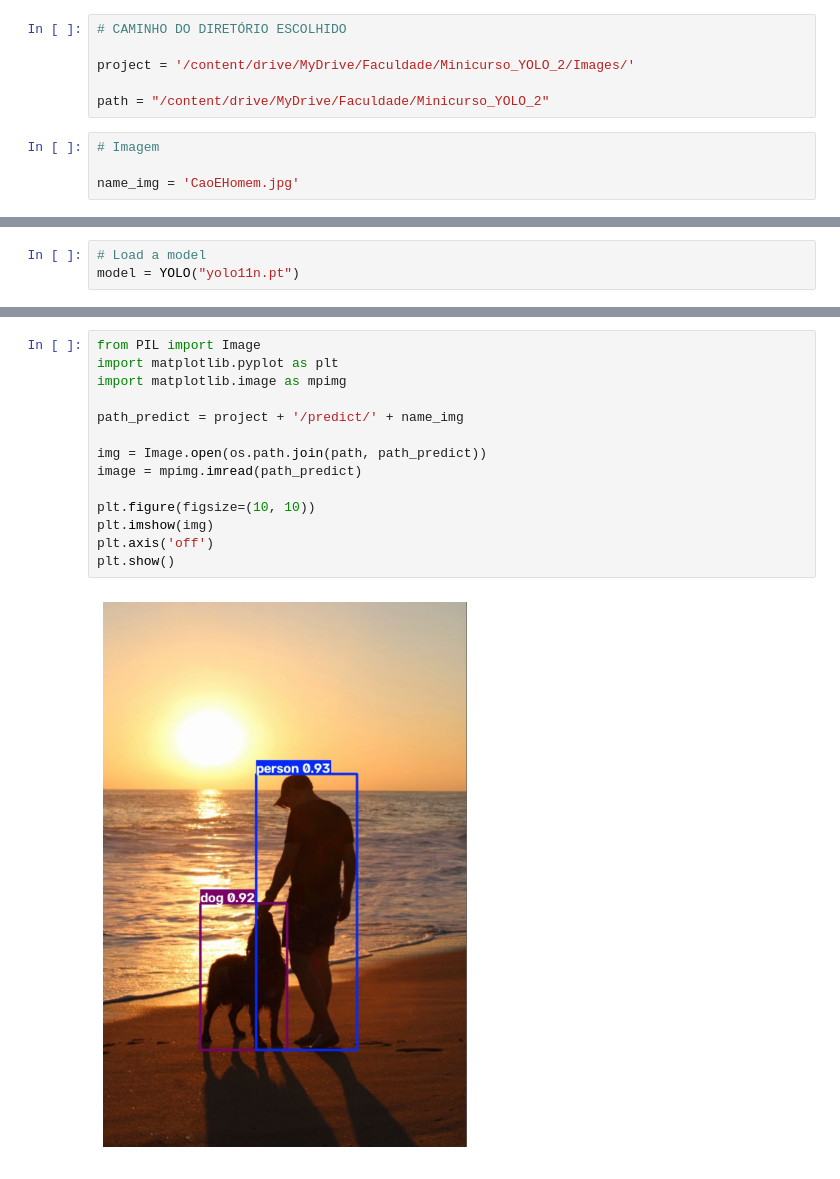
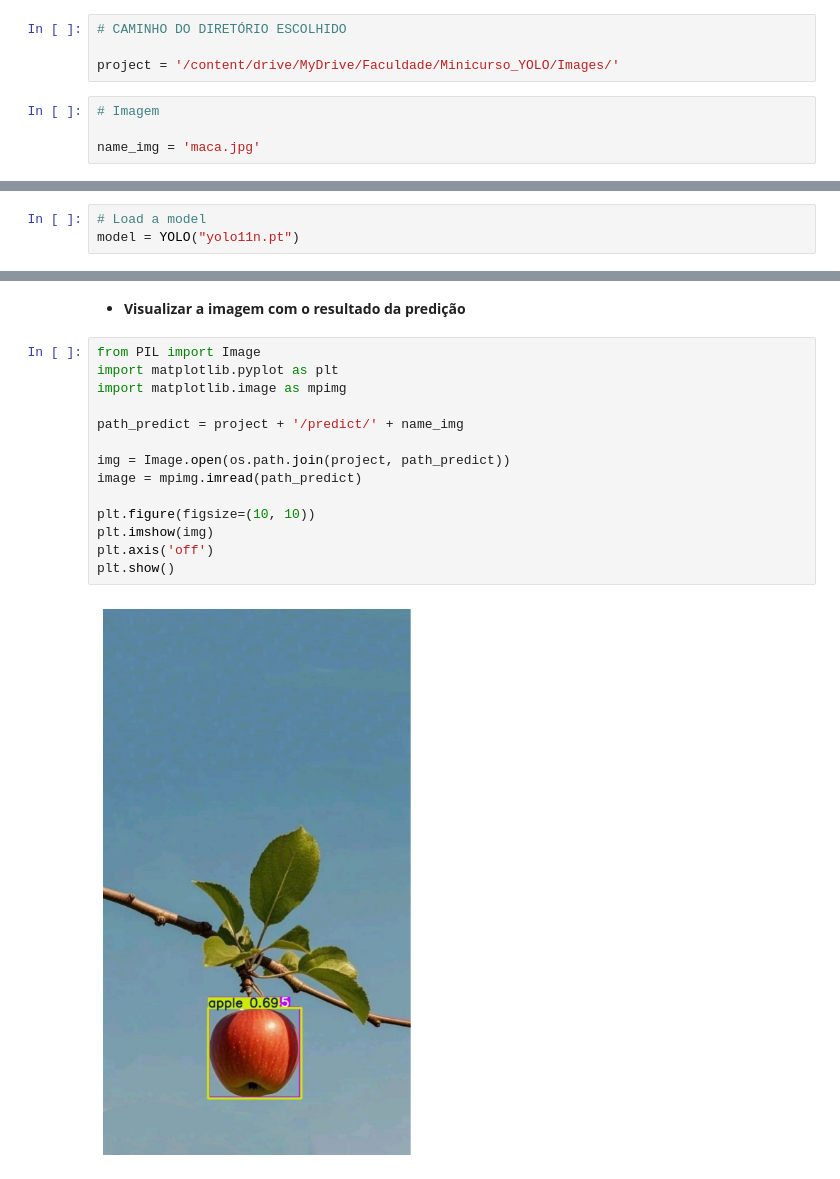
Before and after one commit to filipeferroc/Minicurso-YOLO, a Jupyter notebook: Demonstracao_minicurso_YOLO.ipynb, the cells around one changed output, grey strips where cells are left out. Drawn from its saved outputs; the diff is of its cells as text.

```diff
--- a/Demonstracao_minicurso_YOLO.ipynb
+++ b/Demonstracao_minicurso_YOLO.ipynb
@@ -45,13 +48,11 @@ Update Settings with 'yolo settings key=value', i.e. 'yolo settings runs_dir=pat
 # %%
 # CAMINHO DO DIRETÓRIO ESCOLHIDO
 
-project = '/content/drive/MyDrive/Faculdade/Minicurso_YOLO_2/Images/'
-
-path = "/content/drive/MyDrive/Faculdade/Minicurso_YOLO_2"
+project = '/content/drive/MyDrive/Faculdade/Minicurso_YOLO/Images/'
 # %%
 # Imagem
 
-name_img = 'CaoEHomem.jpg'
+name_img = 'maca.jpg'
 # %% [markdown]
 * **Carregar o modelo 11 do YOLO**
 # %%
@@ -89,16 +91,18 @@ else:
+# %% [markdown]
+* **Visualizar a imagem com o resultado da predição**
 # %%
 from PIL import Image
 import matplotlib.pyplot as plt
 import matplotlib.image as mpimg
 
 path_predict = project + '/predict/' + name_img
 
-img = Image.open(os.path.join(path, path_predict))
+img = Image.open(os.path.join(project, path_predict))
 image = mpimg.imread(path_predict)
 
 plt.figure(figsize=(10, 10))
 plt.imshow(img)
 plt.axis('off')
 plt.show()
 # %% [output]
-[figure, old version]
+[figure, new version]
```
Also changed, not shown: parts of 19 cells of this notebook.
